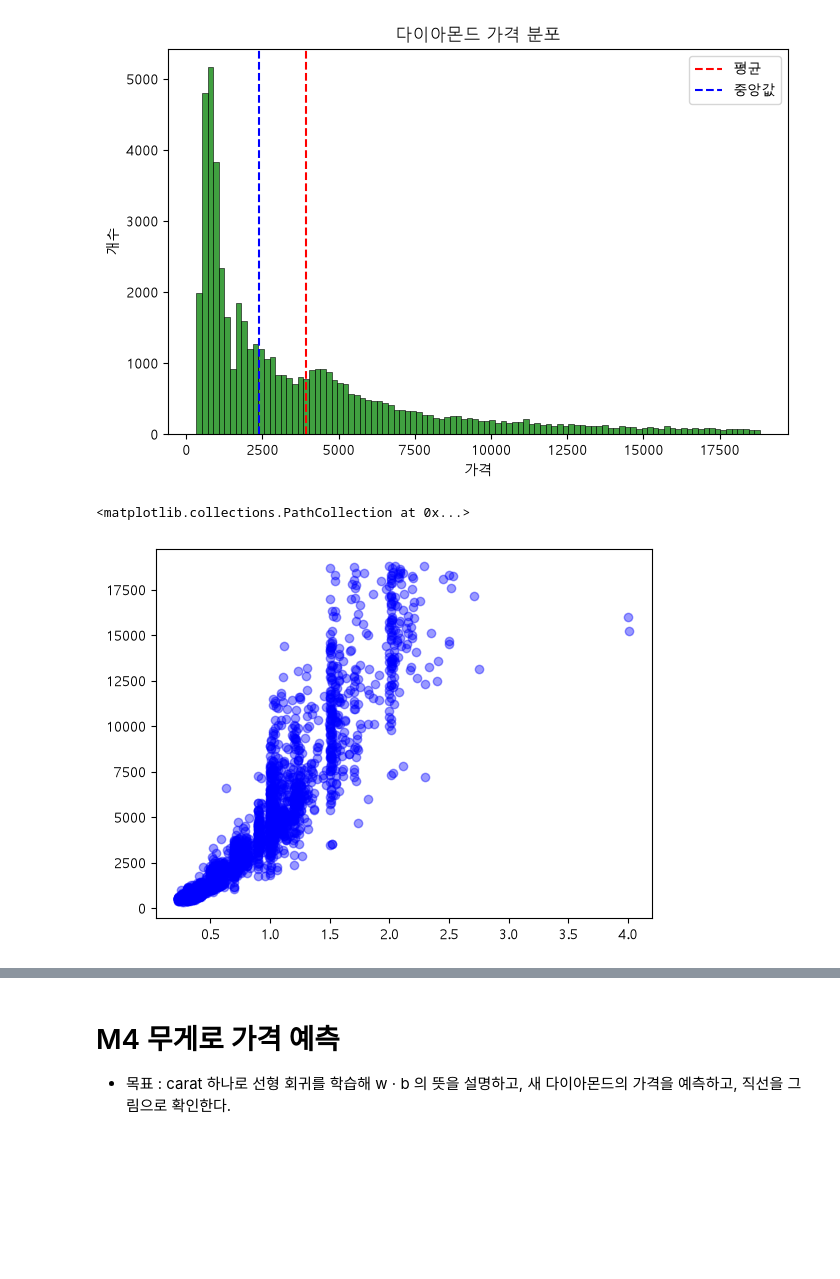
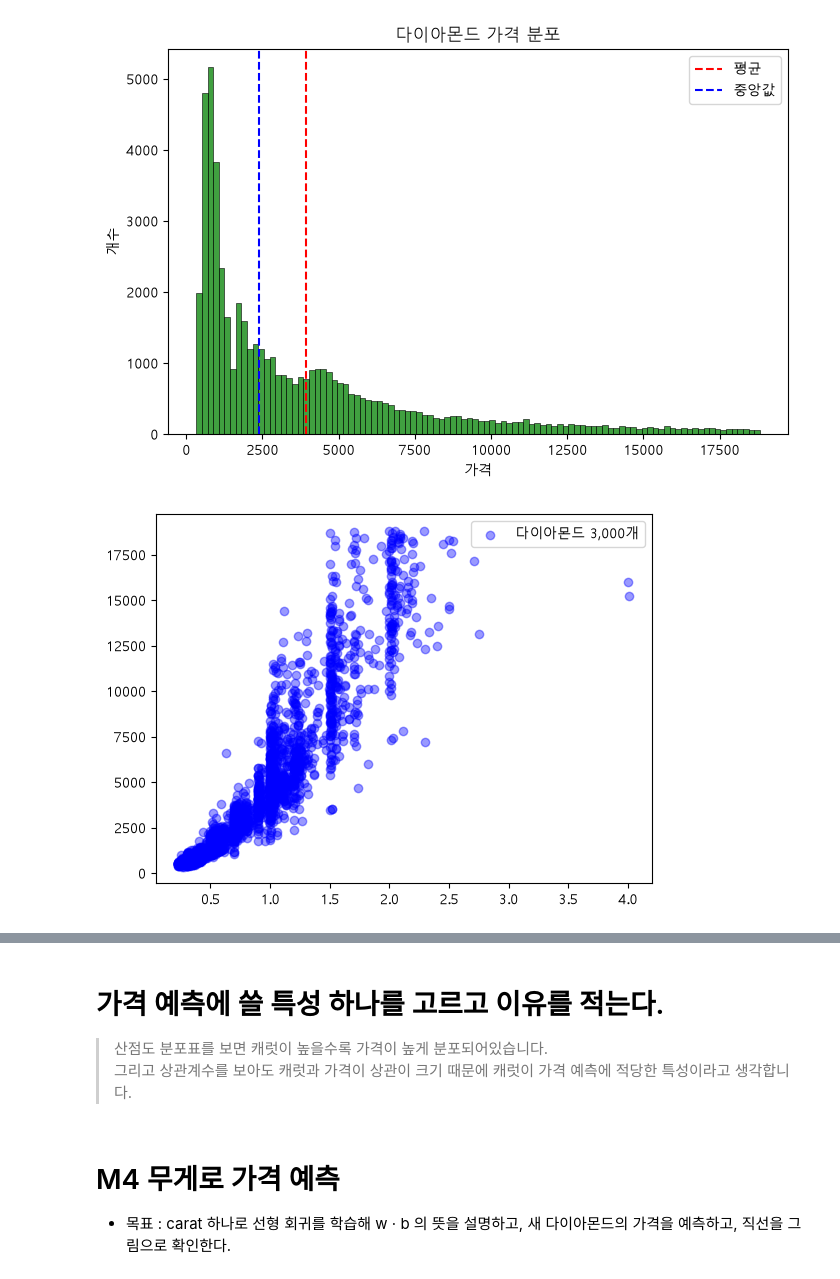
Before and after one commit to kimg2153/minidiamond, a Jupyter notebook: diamond.ipynb, the cells around one changed output, grey strips where cells are left out. Saved outputs shown, nothing was run; the diff lists cells and outputs as text; code cells hidden in the pictures; blank space fills up the shorter version.

```diff
--- a/diamond.ipynb
+++ b/diamond.ipynb
@@ -188,12 +190,13 @@ plt.show()
 # %%
 # carat 과 price 의 산점도를 그린다(점이 많으면 3,000개만 무작위로 뽑아 그린다).
 
 n_df = df.sample(3000, random_state= 42)
 plt.Figure(figsize=(10,4))
 plt.scatter(n_df["carat"],n_df["price"], color="blue", alpha=0.4, label="다이아몬드 3,000개")
+plt.legend()
+plt.show()
 # %% [output]
-<matplotlib.collections.PathCollection at 0x...>
-[figure, old version]
+[figure, new version]
 # %%
 # 숫자 열끼리 상관계수를 구해 price 와 상관이 큰 순서로 정렬한다.
 print(n_df)
@@ -227,3 +225,6 @@ Name: price, dtype: float64
+# %% [markdown]
+# 가격 예측에 쓸 특성 하나를 고르고 이유를 적는다.
+> 산점도 분포표를 보면 캐럿이 높을수록 가격이 높게 분포되어있습니다. <br> 그리고 상관계수를 보아도 캐럿과 가격이 상관이 크기 때문에 캐럿이 가격 예측에 적당한 특성이라고 생각합니다.
 # %% [markdown]
 # M4 무게로 가격 예측
 - 목표 : carat 하나로 선형 회귀를 학습해 w · b 의 뜻을 설명하고, 새 다이아몬드의 가격을 예측하고, 직선을 그림으로 확인한다.
```
Also changed, not shown: parts of 16 cells of this notebook.
